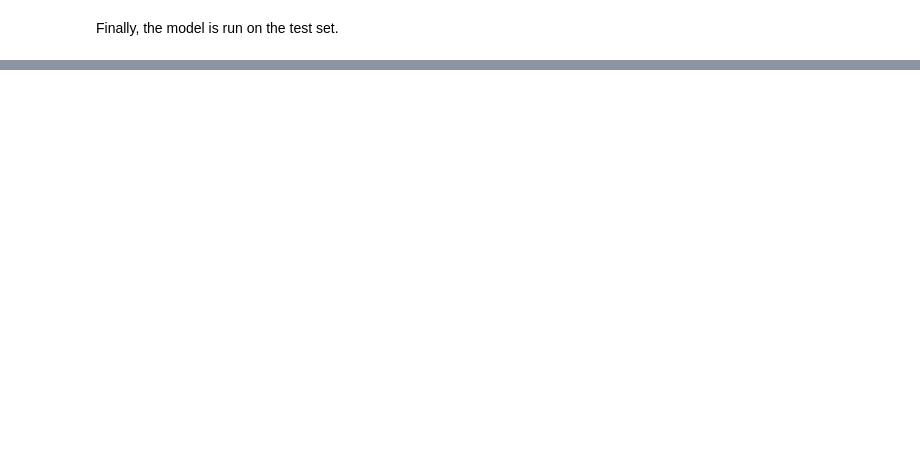
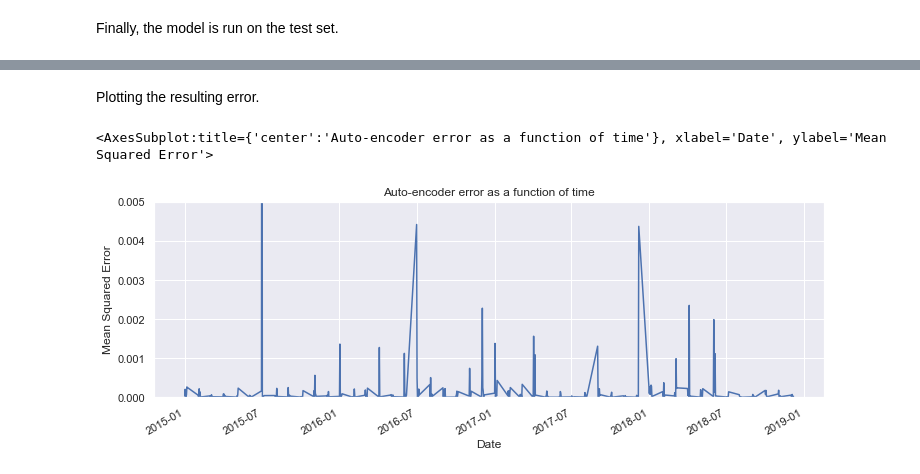
Before and after one commit to DonTron-prog/NHAMCS, a Jupyter notebook: anomaly.ipynb, the cells around one changed output, grey strips where cells are left out. Saved outputs shown, nothing was run; the diff lists cells and outputs as text; code cells hidden in the pictures; blank space fills up the shorter version.

Commit message:
Fisrt successful test of error plot

```diff
--- a/anomaly.ipynb
+++ b/anomaly.ipynb
@@ -157,7 +157,7 @@ class Autoencoder(Model):
             layers.Dense(47, activation=self.activation),
             layers.Dense(35, activation=self.activation),
             layers.Dense(23, activation=self.activation),
-            layers.Dense(11, activation=self.activation),
+            layers.Dense(18, activation=self.activation),
         ])
         self.decoder = tf.keras.Sequential([
             layers.Dense(22, activation=self.activation),
@@ -228,0 +218,8 @@ ValueError: in user code:
+# %%
+syndromic_features['Error'] = syndromic_features.apply(
+    lambda row: model.evaluate(
+        row.values.reshape(1, 59),
+        row.values.reshape(1, 59),
+    )[1],
+    axis=1,
+)
@@ -228,0 +244,13 @@ ValueError: in user code:
+# %% [markdown]
+Plotting the resulting error.
+# %%
+syndromic_features['Error'].plot(
+    title='Auto-encoder error as a function of time',
+    xlabel='Date',
+    ylabel='Mean Squared Error',
+    figsize=(12,4),
+    ylim=(0, 0.005),
+)
+# %% [output]
+<AxesSubplot:title={'center':'Auto-encoder error as a function of time'}, xlabel='Date', ylabel='Mean Squared Error'>
+[figure, added]
```
Also changed, not shown: parts of 4 cells of this notebook.
